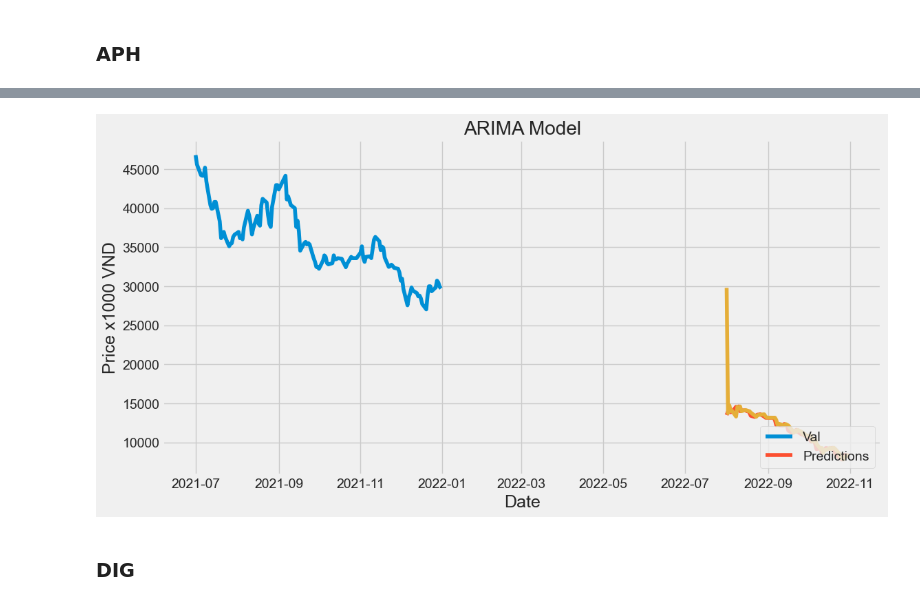
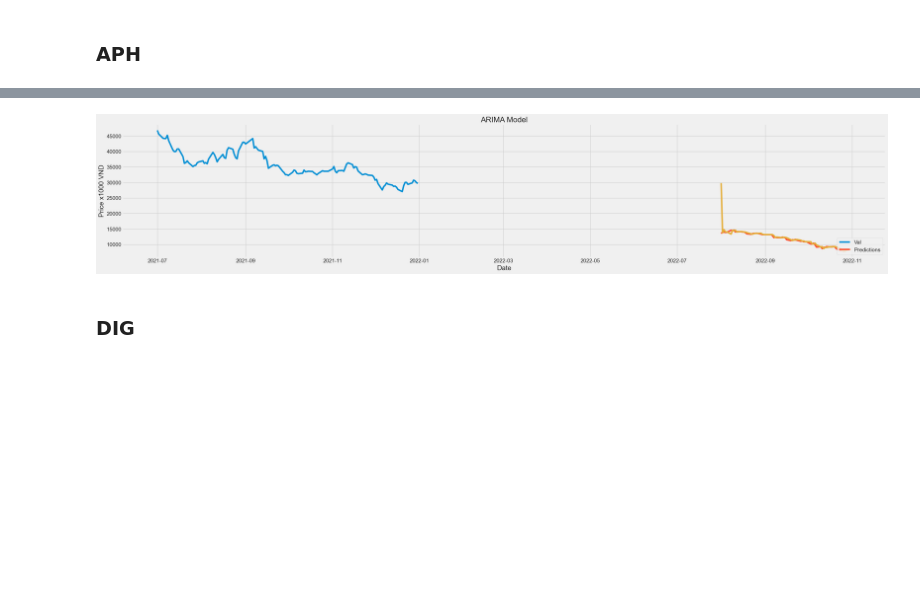
Before and after one commit to grassnhi/MachineLearning, a Jupyter notebook: STOCK_Prediction/ARIMA.ipynb, the cells around one changed output, grey strips where cells are left out. Drawn from its saved outputs; the diff is of its cells as text; code cells hidden in the pictures; blank space fills up the shorter version.

```diff
--- a/STOCK_Prediction/ARIMA.ipynb
+++ b/STOCK_Prediction/ARIMA.ipynb
@@ -244,15 +244,15 @@ Run time for ARIMA model:  0:00:04.550164
 Test RMSE - ARIMA: 2066.145
 # %%
-plt.figure(figsize=(12,6))
+plt.figure(figsize=(32,6))
 plt.title('ARIMA Model')
 plt.xlabel('Date', fontsize=18)
 plt.ylabel('Price x1000 VND', fontsize=18)
 plt.plot(APH['Price'])
 plt.plot(APH_valid[['Price', 'Predictions']])
 plt.legend(['Val', 'Predictions'], loc='lower right')
 plt.show()
 # %% [output]
-[figure, old version]
+[figure, new version]
 # %% [markdown]
 ### DIG
 # %%
```
Also changed, not shown: parts of 11 cells of this notebook.
